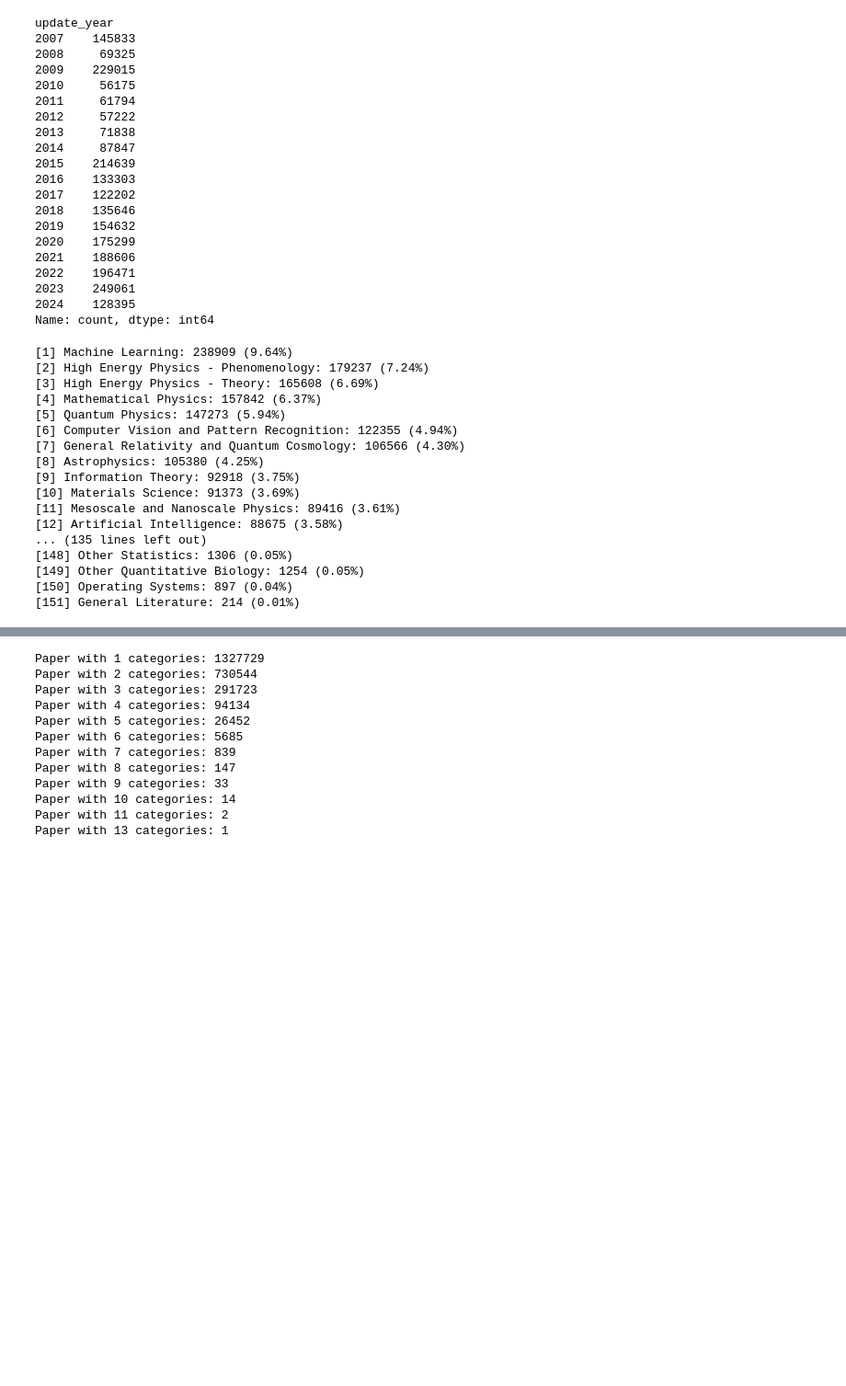
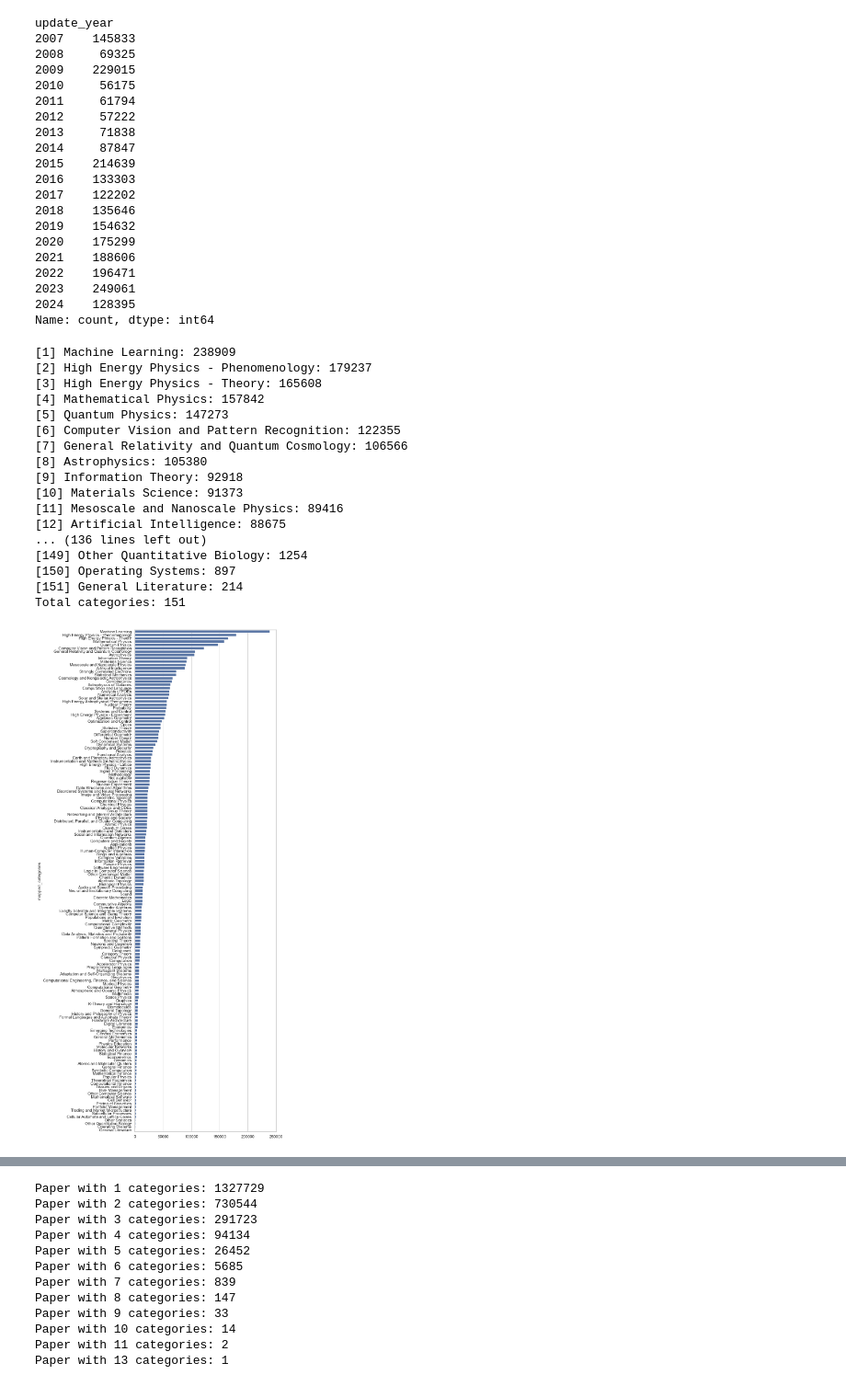
Before and after one commit to Gabriel9753/ArxivAbstractProject, a Jupyter notebook: src/eda.ipynb, the cells around one changed output, grey strips where cells are left out. Shown at 92% size. Cells and saved outputs as stored; diff of their text form; code cells hidden in the pictures; blank space fills up the shorter version.

```diff
--- a/src/eda.ipynb
+++ b/src/eda.ipynb
@@ -189,28 +218,42 @@ update_year
 2023    249061
 2024    128395
 Name: count, dtype: int64
-# %%
-# histogram for mapped categories (list of categories per paper)
-category_counts = data_df['mapped_categories'].explode().value_counts().sort_values(ascending=False)
-
-# print for all categories the amount, the percentage of total papers
-for i, (cat, count) in enumerate(category_counts.items(), 1):
-    print(f"[{i}] {cat}: {count} ({count / len(data_df) * 100:.2f}%)")
-# %% [output]
-[1] Machine Learning: 238909 (9.64%)
-[2] High Energy Physics - Phenomenology: 179237 (7.24%)
-[3] High Energy Physics - Theory: 165608 (6.69%)
-[4] Mathematical Physics: 157842 (6.37%)
-[5] Quantum Physics: 147273 (5.94%)
-[6] Computer Vision and Pattern Recognition: 122355 (4.94%)
-[7] General Relativity and Quantum Cosmology: 106566 (4.30%)
-[8] Astrophysics: 105380 (4.25%)
-[9] Information Theory: 92918 (3.75%)
-[10] Materials Science: 91373 (3.69%)
-[11] Mesoscale and Nanoscale Physics: 89416 (3.61%)
-[12] Artificial Intelligence: 88675 (3.58%)
-... (135 lines left out)
-[148] Other Statistics: 1306 (0.05%)
-[149] Other Quantitative Biology: 1254 (0.05%)
-[150] Operating Systems: 897 (0.04%)
-[151] General Literature: 214 (0.01%)
+# %%
+from matplotlib import pyplot as plt
+
+
+def print_category_counts(data_df):
+    category_counts = data_df['mapped_categories'].explode().value_counts().sort_values(ascending=False)
+    for i, (cat, count) in enumerate(category_counts.items(), 1):
+        print(f"[{i}] {cat}: {count}")
+    print(f"Total categories: {len(category_counts)}")
+
+def plot_category_counts(data_df, fig_size=(7, 25)):
+    category_counts = data_df['mapped_categories'].explode().value_counts().sort_values(ascending=False)
+    fig = plt.figure(figsize=fig_size)
+    sns.set(style="whitegrid")
+    sns.set_color_codes("pastel")
+    sns.set_context("notebook")
+    sns.barplot(y=category_counts.index, x=category_counts.values)
+
+print_category_counts(data_df)
+plot_category_counts(data_df)
+# %% [output]
+[1] Machine Learning: 238909
+[2] High Energy Physics - Phenomenology: 179237
+[3] High Energy Physics - Theory: 165608
+[4] Mathematical Physics: 157842
+[5] Quantum Physics: 147273
+[6] Computer Vision and Pattern Recognition: 122355
+[7] General Relativity and Quantum Cosmology: 106566
+[8] Astrophysics: 105380
+[9] Information Theory: 92918
+[10] Materials Science: 91373
+[11] Mesoscale and Nanoscale Physics: 89416
+[12] Artificial Intelligence: 88675
+... (136 lines left out)
+[149] Other Quantitative Biology: 1254
+[150] Operating Systems: 897
+[151] General Literature: 214
+Total categories: 151
+[figure, added]
```
Also changed, not shown: parts of 22 cells of this notebook, 5 other files.
